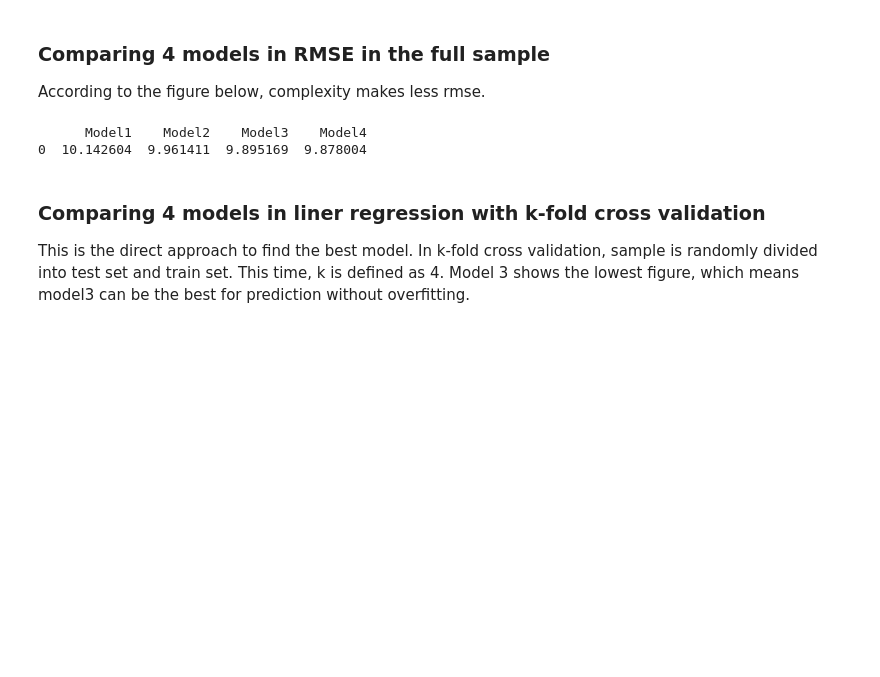
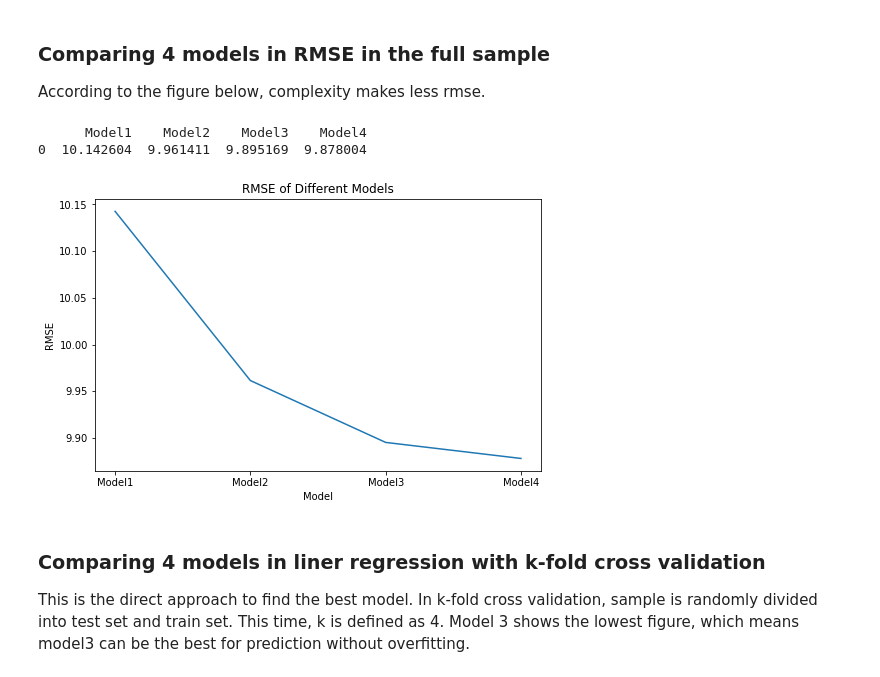
Before and after one commit to Jk33033/Data_Analysis3, a Jupyter notebook: assignment1/assignment1.ipynb, the cells around one changed output. Cells and saved outputs as stored; diff of their text form; code cells hidden in the pictures; blank space fills up the shorter version.

Commit message:
adding conclusion and visualization

```diff
--- a/assignment1/assignment1.ipynb
+++ b/assignment1/assignment1.ipynb
@@ -55,0 +58,10 @@ data.describe()
+# %%
+# SAMPLE DESIGN
+
+# Manage missing
+data["weight"] = data["weight"].fillna("Missing")
+data["earnwke"] = data["earnwke"].fillna("Missing")
+data["uhours"] = data["uhours"].fillna("Missing")
+data["grade92"] = data["grade92"].fillna("Missing")
+data["age"] = data["age"].fillna("Missing")
+data["sex"] = data["sex"].fillna("Missing")
@@ -99,26 +123,36 @@ def calc_rmse(formula, data, robustse=None):
 # %%
 model1 = "w~ age + agesq"
 model2 = "w~ age + agesq + grade92 + grade92sq"
 model3 = "w~ age + agesq + grade92 + grade92sq + female"
 model4 = "w~ age + agesq + grade92 + grade92sq + female + uhours + ownchild +  grade92* age + female*age + uhours*age + ownchild*age "
 formulas = [model1, model2, model3, model4]
 
 # make a figure of each RMSE using all samples in 4 models
 rmse_results = pd.DataFrame(columns=['Model1', 'Model2', 'Model3', 'Model4'])
 
 rmse_values = []
 for formula in formulas:
     rmse_value = calc_rmse(formula, data, "HC0")
     rmse_values.append(rmse_value)
 
 # add the result of calculation to the figure
 rmse_results.loc[0] = rmse_values
 
 # show result
 print(rmse_results)
+
+#plot with pd
+models = ['Model1', 'Model2', 'Model3', 'Model4']
+plt.figure(figsize=(8, 5))
+plt.plot(models, rmse_values)
+plt.xlabel('Model')
+plt.ylabel('RMSE')
+plt.title('RMSE of Different Models')
+plt.show()
 # %% [output]
       Model1    Model2    Model3    Model4
 0  10.142604  9.961411  9.895169  9.878004
+[figure, added]
 # %% [markdown]
 ### Comparing 4 models in liner regression with k-fold cross validation
 This is the direct approach to find the best model. In k-fold cross validation, sample is randomly divided into test set and train set. This time, k is defined as 4. Model 3 shows the lowest figure, which means model3 can be the best for prediction without overfitting.
```
Also changed, not shown: parts of 4 cells of this notebook, 7 other files.
